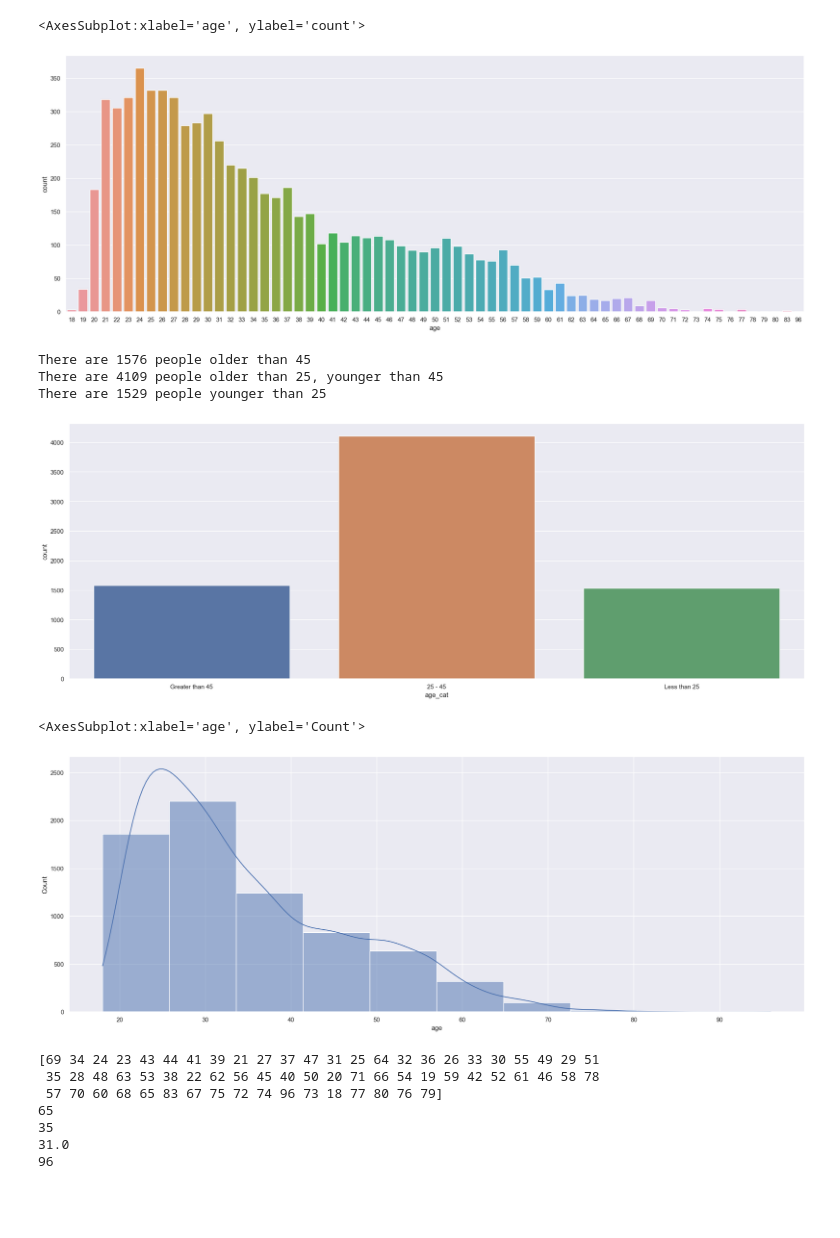
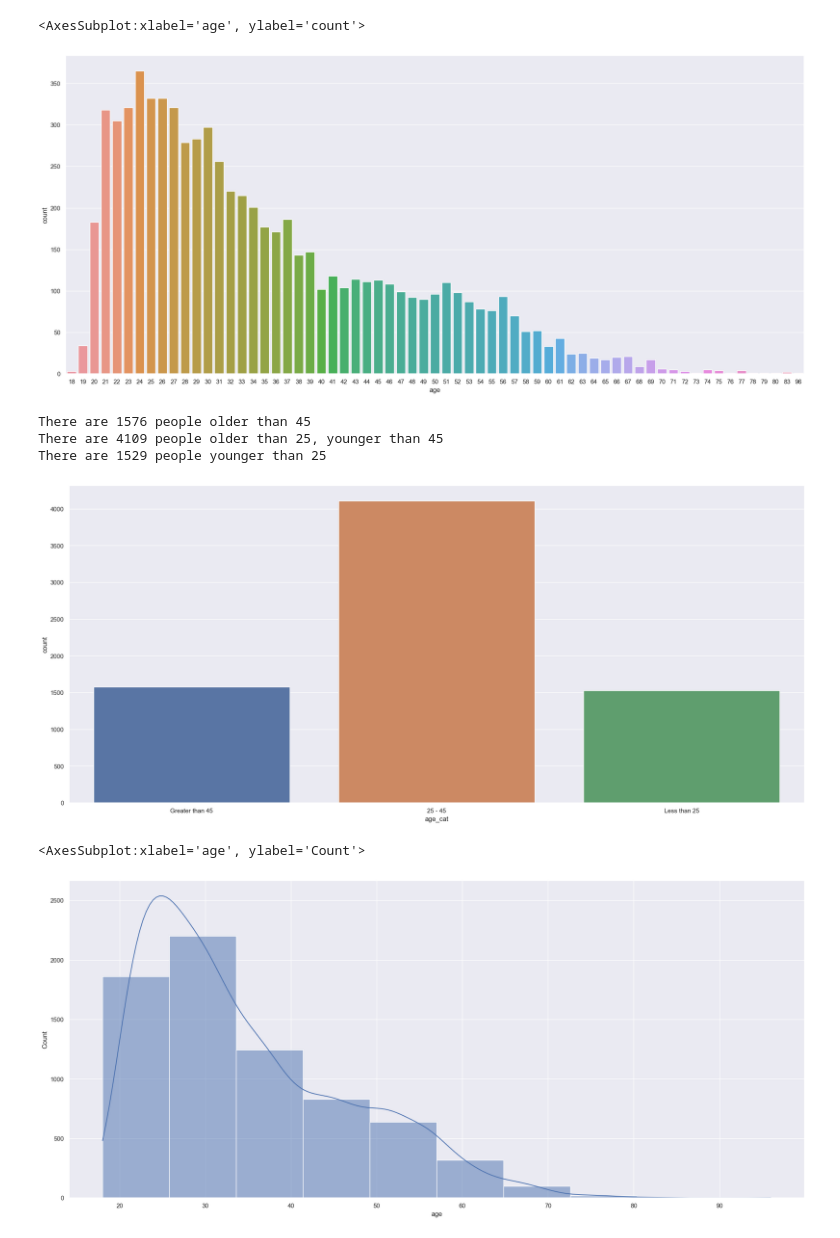
Before and after one commit to ApuAdh/DataScienceOne, a Jupyter notebook: Code Templates/SeabornFundamentals.ipynb, the cells around one changed output. Cells and saved outputs as stored; diff of their text form; code cells hidden in the pictures; blank space fills up the shorter version.

```diff
--- a/Code Templates/SeabornFundamentals.ipynb
+++ b/Code Templates/SeabornFundamentals.ipynb
@@ -31,11 +33,11 @@ Data columns (total 53 columns):
 dtypes: float64(4), int64(16), object(33)
 memory usage: 2.9+ MB
 # %%
-sns.set(rc={'figure.figsize':(23.7,8.27)})
+sns.set(rc={'figure.figsize':(23.7,10.27)})
 sns.countplot(x=df["age"])
 # %% [output]
 <AxesSubplot:xlabel='age', ylabel='count'>
-[figure, old version]
+[figure, new version]
 # %%
 sns.countplot(x=df["age_cat"])
 print(f'There are {df["age_cat"].tolist().count("Greater than 45")} people older than 45')
@@ -45,23 +47,9 @@ print(f'There are {df["age_cat"].tolist().count("Less than 25")} people younger
 There are 1576 people older than 45
 There are 4109 people older than 25, younger than 45
 There are 1529 people younger than 25
-[figure, old version]
+[figure, new version]
 # %%
 sns.histplot(x=df["age"], kde=True, bins=10)
 # %% [output]
 <AxesSubplot:xlabel='age', ylabel='Count'>
-[figure, old version]
+[figure, new version]
-# %%
-print((df["age"].unique()))
-print(len(df["age"].unique()))
-print(round(df["age"].mean()))
-print(df["age"].median())
-print(max(df["age"].unique()))
-# %% [output]
-[69 34 24 23 43 44 41 39 21 27 37 47 31 25 64 32 36 26 33 30 55 49 29 51
- 35 28 48 63 53 38 22 62 56 45 40 50 20 71 66 54 19 59 42 52 61 46 58 78
- 57 70 60 68 65 83 67 75 72 74 96 73 18 77 80 76 79]
-65
-35
-31.0
-96
```
Also changed, not shown: parts of 5 cells of this notebook.
